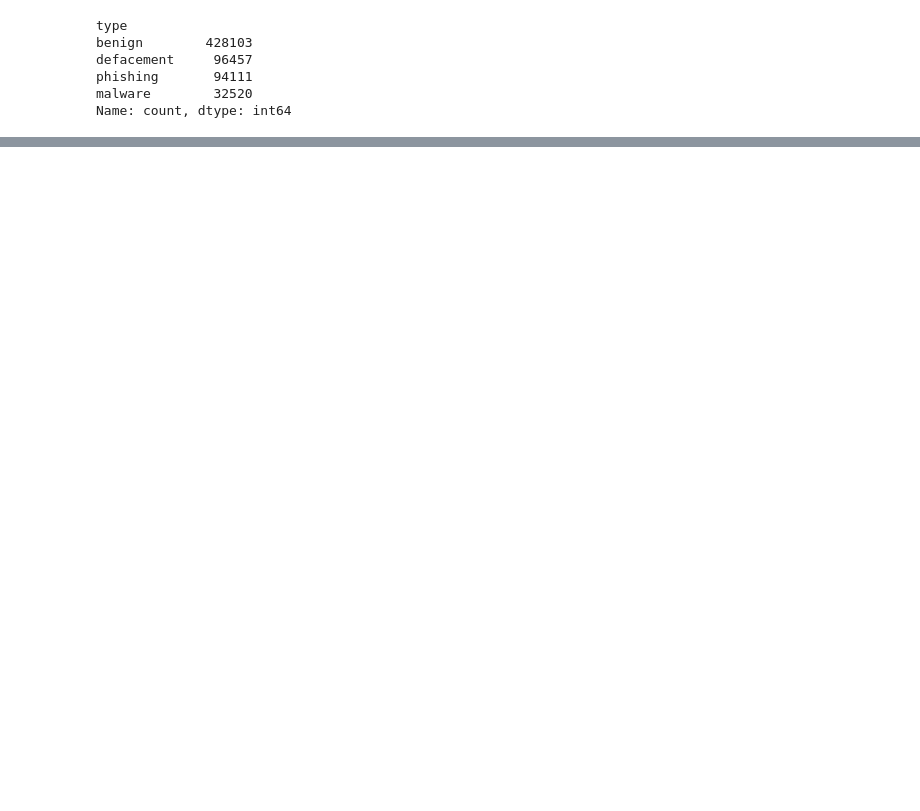
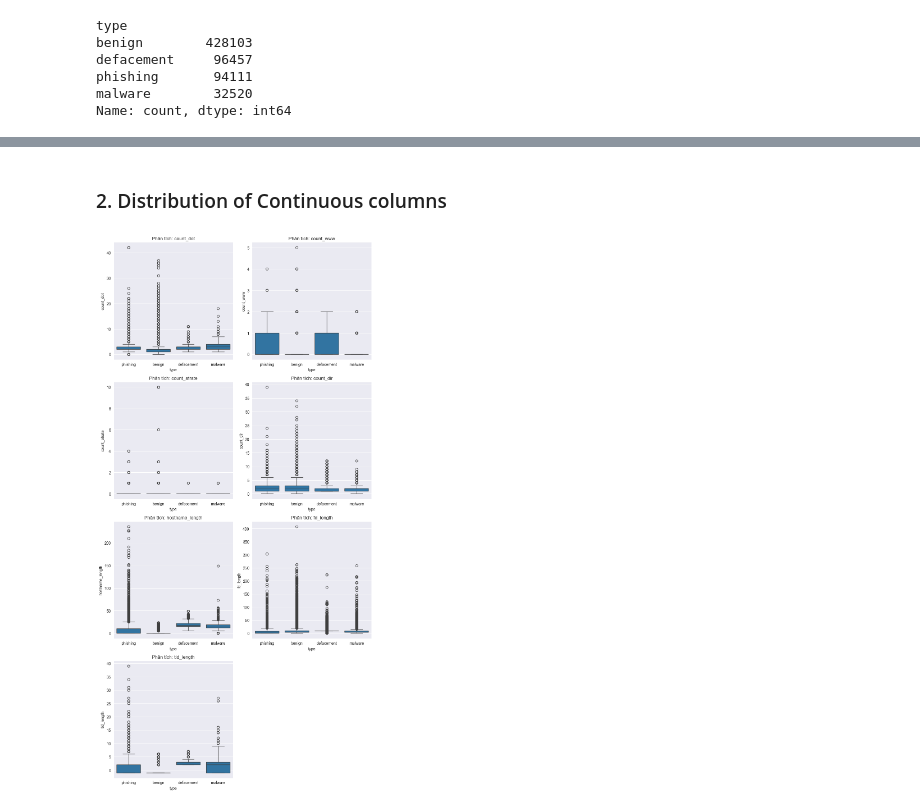
Before and after one commit to DUY2602/Machine_Learning-Deep_Learning, a Jupyter notebook: Malware Detection/Malicious_URL/url_malware_detect.ipynb, the cells around one changed output, grey strips where cells are left out. Cells and saved outputs as stored; diff of their text form; code cells hidden in the pictures; blank space fills up the shorter version.

```diff
--- a/Malware Detection/Malicious_URL/url_malware_detect.ipynb
+++ b/Malware Detection/Malicious_URL/url_malware_detect.ipynb
@@ -287,5 +277,0 @@ for container in ax.containers:
-# %%
-sns.set_style('darkgrid')
-ax = sns.countplot(y='type', data=df, hue='abnormal_url')
-for container in ax.containers:
-    ax.bar_label(container)
@@ -392,0 +304,24 @@ for feature in existing_features:
+# %% [markdown]
+### 2. Distribution of Continuous columns
+# %%
+continuous_cols = [
+    'count_dot',
+    'count_www',
+    'count_atrate',
+    'count_dir',
+    'hostname_length',
+    'fd_length',
+    'tld_length'
+]
+
+plt.figure(figsize=(10, 20))
+for i, col in enumerate(continuous_cols, 1):
+    ax = plt.subplot(4, 2, i)
+    # Vẽ boxplot
+    sns.boxplot(data=df, x='type', y=col, ax=ax)
+    plt.title(f'Phân tích: {col}')
+
+plt.tight_layout()
+plt.show()
+# %% [output]
+[figure, added]
```
Also changed, not shown: parts of 19 cells of this notebook, 17 other files.
